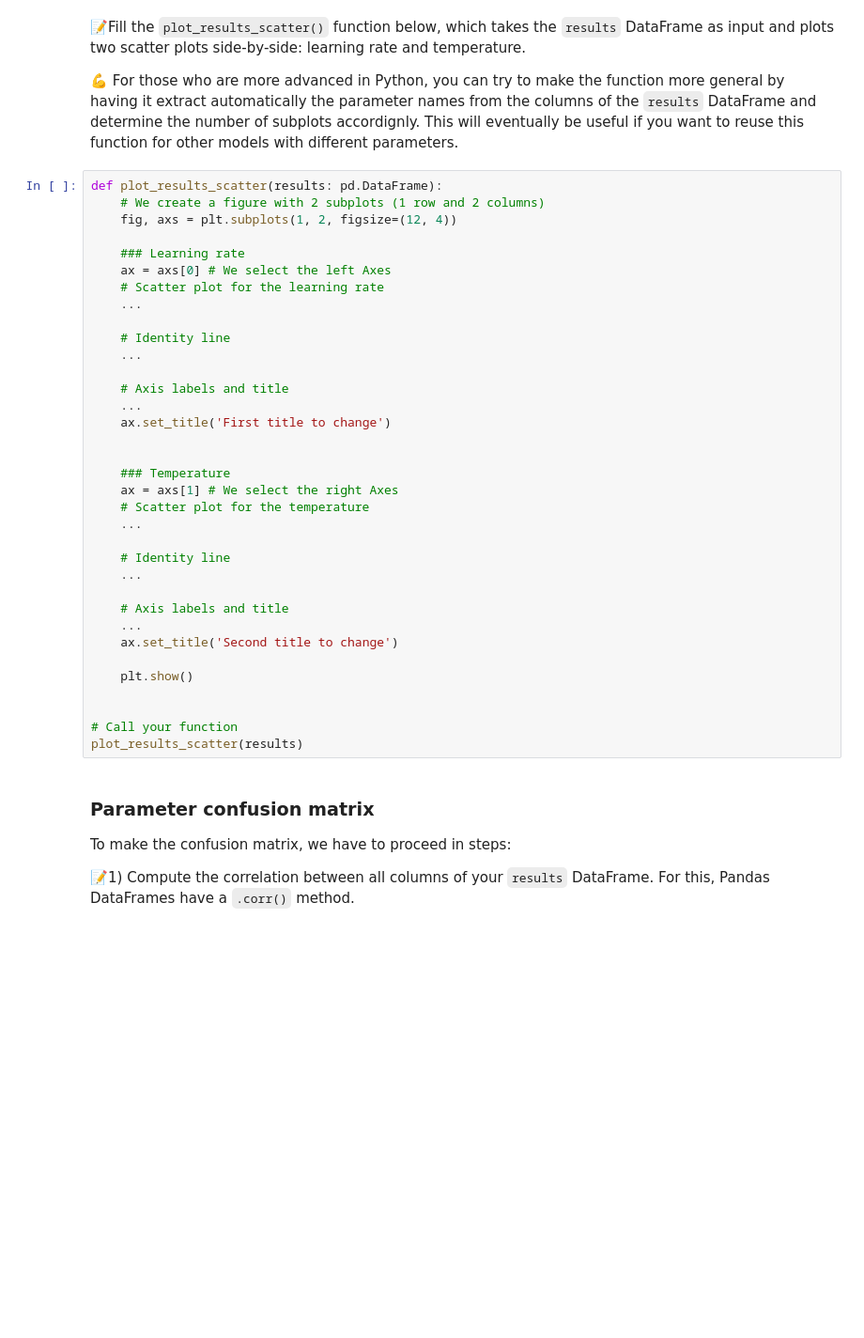
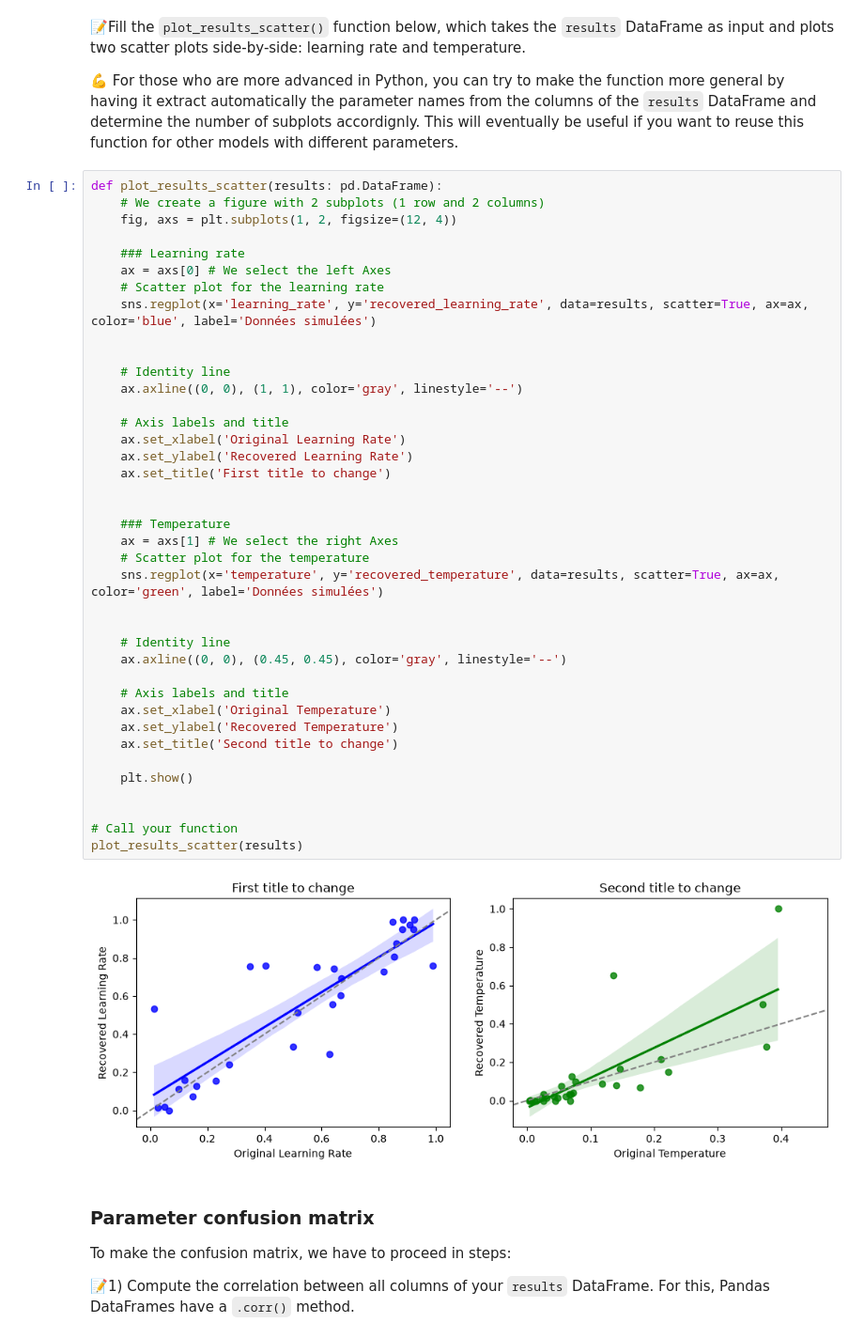
Before and after one commit to easiryne/cognitive-modeling-lab, a Jupyter notebook: TD_6/td6_notebook.ipynb, the cells around one changed output. Shown at 94% size. Saved outputs shown, nothing was run; the diff lists cells and outputs as text; blank space fills up the shorter version.

```diff
--- a/TD_6/td6_notebook.ipynb
+++ b/TD_6/td6_notebook.ipynb
@@ -359,38 +424,44 @@ The `Figure` object refers to the entire figure, and each `Axes` in the `axs` ar
 # %%
 def plot_results_scatter(results: pd.DataFrame):
     # We create a figure with 2 subplots (1 row and 2 columns)
     fig, axs = plt.subplots(1, 2, figsize=(12, 4))
 
     ### Learning rate
     ax = axs[0] # We select the left Axes
     # Scatter plot for the learning rate
-    ...
+    sns.regplot(x='learning_rate', y='recovered_learning_rate', data=results, scatter=True, ax=ax, color='blue', label='Données simulées')
+
 
     # Identity line
-    ...
+    ax.axline((0, 0), (1, 1), color='gray', linestyle='--')
 
     # Axis labels and title
-    ...
+    ax.set_xlabel('Original Learning Rate')
+    ax.set_ylabel('Recovered Learning Rate')
     ax.set_title('First title to change')
 
 
     ### Temperature
     ax = axs[1] # We select the right Axes
     # Scatter plot for the temperature
-    ...
+    sns.regplot(x='temperature', y='recovered_temperature', data=results, scatter=True, ax=ax, color='green', label='Données simulées')
+
 
     # Identity line
-    ...
+    ax.axline((0, 0), (0.45, 0.45), color='gray', linestyle='--')
 
     # Axis labels and title
-    ...
+    ax.set_xlabel('Original Temperature')
+    ax.set_ylabel('Recovered Temperature')
     ax.set_title('Second title to change')
 
     plt.show()
 
 
 # Call your function
 plot_results_scatter(results)
+# %% [output]
+[figure, added]
 # %% [markdown]
 ### Parameter confusion matrix
 To make the confusion matrix, we have to proceed in steps:
```
Also changed, not shown: parts of 21 cells of this notebook.
